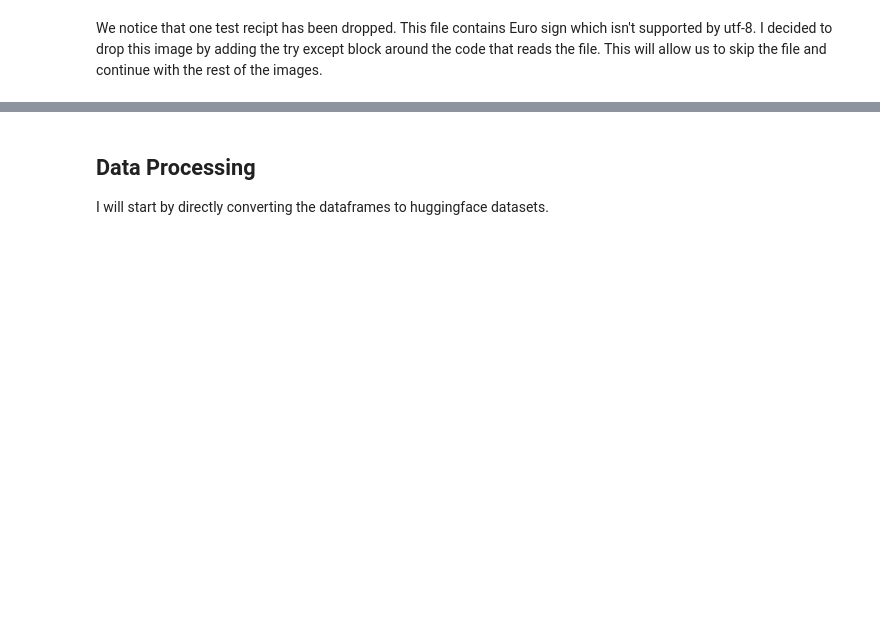
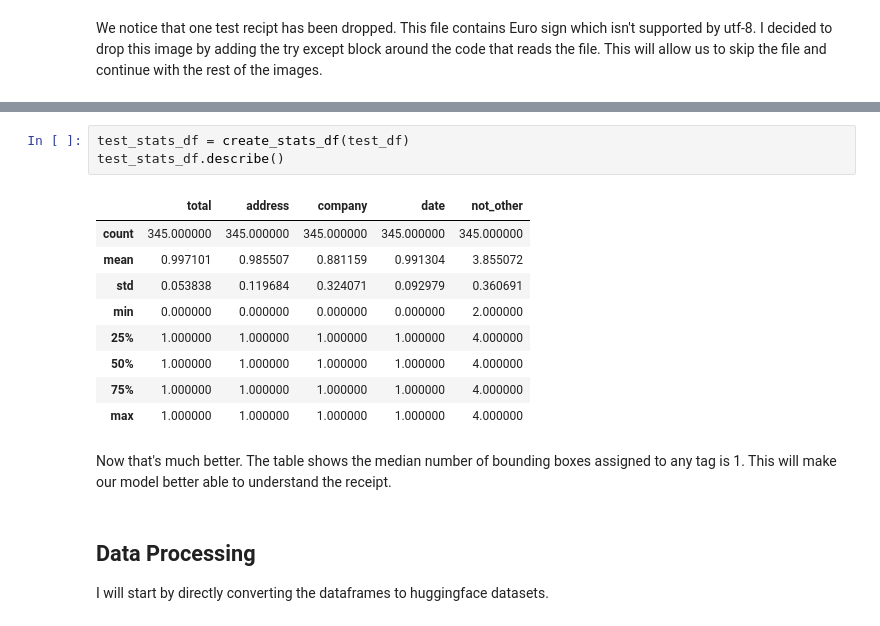
Before and after one commit to ibrahimhabibeg/receipt-understanding, a Jupyter notebook: Preprocessing.ipynb, the cells around one changed output, grey strips where cells are left out. Saved outputs shown, nothing was run; the diff lists cells and outputs as text; blank space fills up the shorter version.

```diff
--- a/Preprocessing.ipynb
+++ b/Preprocessing.ipynb
@@ -187,3 +291,18 @@ We notice that one test recipt has been dropped. This file contains Euro sign wh
+# %%
+test_stats_df = create_stats_df(test_df)
+test_stats_df.describe()
+# %% [output]
+|  | total | address | company | date | not_other |
+| count | 345.000000 | 345.000000 | 345.000000 | 345.000000 | 345.000000 |
+| mean | 0.997101 | 0.985507 | 0.881159 | 0.991304 | 3.855072 |
+| std | 0.053838 | 0.119684 | 0.324071 | 0.092979 | 0.360691 |
+| min | 0.000000 | 0.000000 | 0.000000 | 0.000000 | 2.000000 |
+| 25% | 1.000000 | 1.000000 | 1.000000 | 1.000000 | 4.000000 |
+| 50% | 1.000000 | 1.000000 | 1.000000 | 1.000000 | 4.000000 |
+| 75% | 1.000000 | 1.000000 | 1.000000 | 1.000000 | 4.000000 |
+| max | 1.000000 | 1.000000 | 1.000000 | 1.000000 | 4.000000 |
+# %% [markdown]
+Now that's much better. The table shows the median number of bounding boxes assigned to any tag is 1. This will make our model better able to understand the receipt.
 # %% [markdown]
 ## Data Processing
 
```
Also changed, not shown: parts of 15 cells of this notebook.
